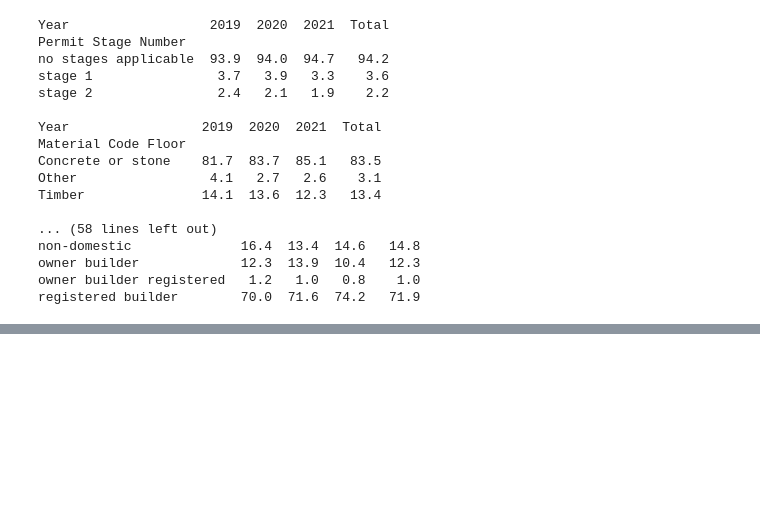
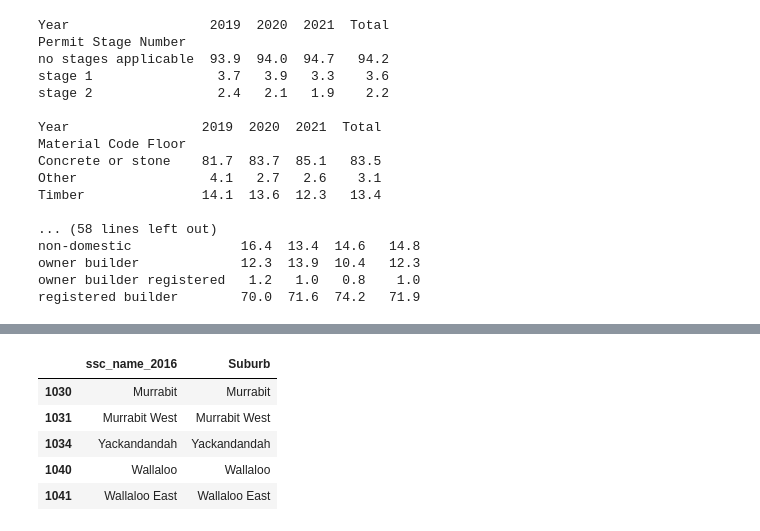
Before and after one commit to CaroPattle/bicycle_data_melbourne, a Jupyter notebook: planning_permits/planning_permit_analysis.ipynb, the cells around one changed output, grey strips where cells are left out. Saved outputs shown, nothing was run; the diff lists cells and outputs as text; code cells hidden in the pictures; blank space fills up the shorter version.

```diff
--- a/planning_permits/planning_permit_analysis.ipynb
+++ b/planning_permits/planning_permit_analysis.ipynb
@@ -292,0 +345,10 @@ registered builder        70.0  71.6  74.2   71.9
+# %%
+gdf['Suburb'] = gdf.ssc_name_2016.str.rstrip(' (Vic.)')
+gdf[['ssc_name_2016','Suburb']].head()
+# %% [output]
+|  | ssc_name_2016 | Suburb |
+| 1030 | Murrabit | Murrabit |
+| 1031 | Murrabit West | Murrabit West |
+| 1034 | Yackandandah | Yackandandah |
+| 1040 | Wallaloo | Wallaloo |
+| 1041 | Wallaloo East | Wallaloo East |
```
Also changed, not shown: parts of 11 cells of this notebook, 1 other file.
